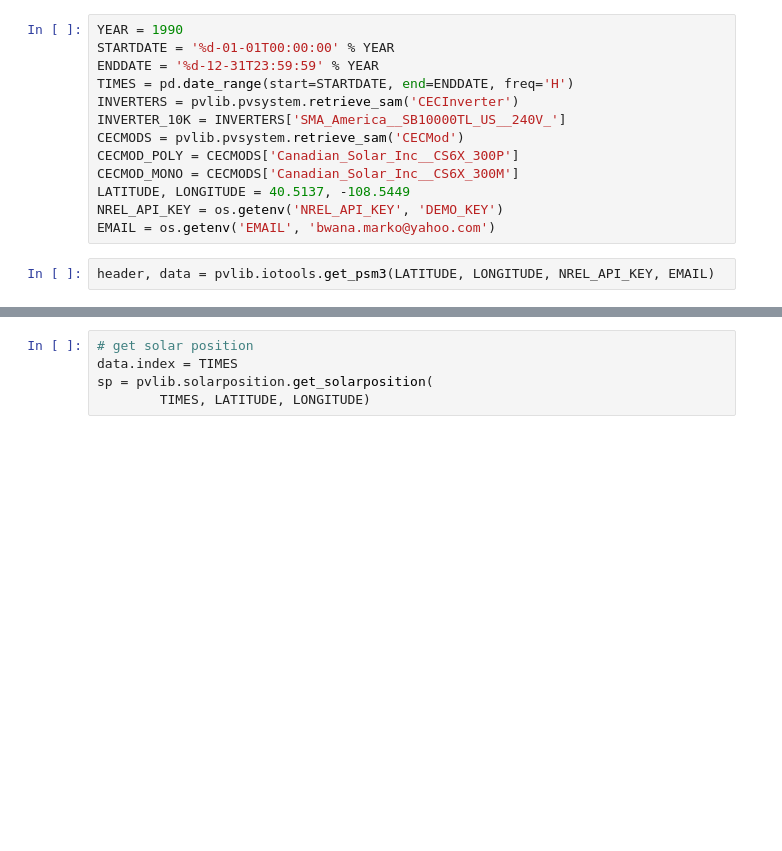
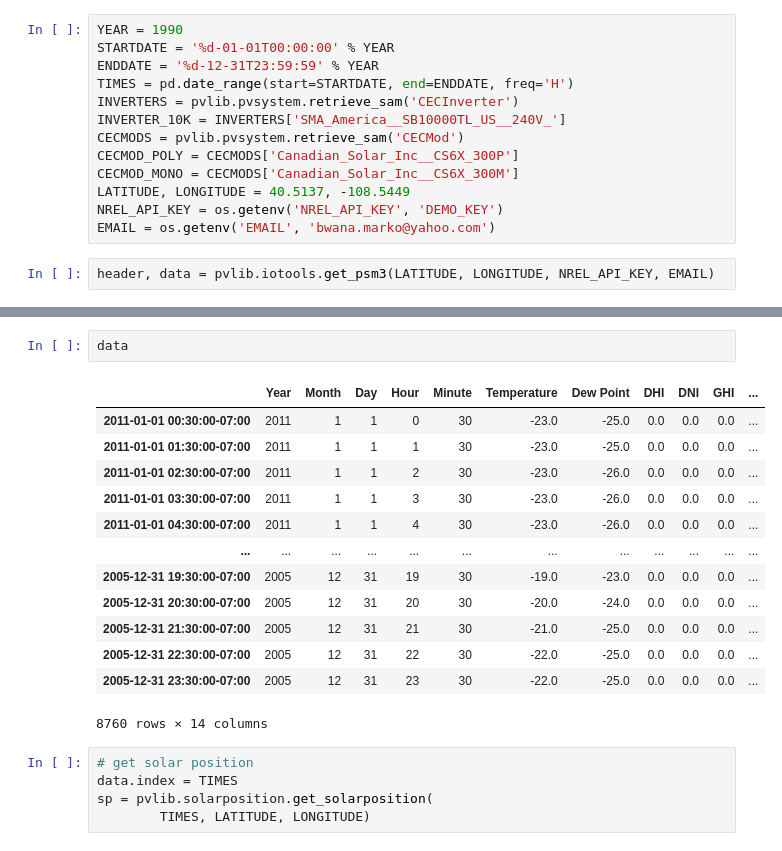
Before and after one commit to Vesino/pvlib_tesis, a Jupyter notebook: Using CEC modules example.ipynb, the cells around one changed output, grey strips where cells are left out. Saved outputs shown, nothing was run; the diff lists cells and outputs as text; blank space fills up the shorter version.

```diff
--- a/Using CEC modules example.ipynb
+++ b/Using CEC modules example.ipynb
@@ -20,3 +43,19 @@ header, data = pvlib.iotools.get_psm3(LATITUDE, LONGITUDE, NREL_API_KEY, EMAIL)
+# %%
+data
+# %% [output]
+|  | Year | Month | Day | Hour | Minute | Temperature | Dew Point | DHI | DNI | GHI | ... |
+| 2011-01-01 00:30:00-07:00 | 2011 | 1 | 1 | 0 | 30 | -23.0 | -25.0 | 0.0 | 0.0 | 0.0 | ... |
+| 2011-01-01 01:30:00-07:00 | 2011 | 1 | 1 | 1 | 30 | -23.0 | -25.0 | 0.0 | 0.0 | 0.0 | ... |
+| 2011-01-01 02:30:00-07:00 | 2011 | 1 | 1 | 2 | 30 | -23.0 | -26.0 | 0.0 | 0.0 | 0.0 | ... |
+| 2011-01-01 03:30:00-07:00 | 2011 | 1 | 1 | 3 | 30 | -23.0 | -26.0 | 0.0 | 0.0 | 0.0 | ... |
+| 2011-01-01 04:30:00-07:00 | 2011 | 1 | 1 | 4 | 30 | -23.0 | -26.0 | 0.0 | 0.0 | 0.0 | ... |
+| ... | ... | ... | ... | ... | ... | ... | ... | ... | ... | ... | ... |
+| 2005-12-31 19:30:00-07:00 | 2005 | 12 | 31 | 19 | 30 | -19.0 | -23.0 | 0.0 | 0.0 | 0.0 | ... |
+| 2005-12-31 20:30:00-07:00 | 2005 | 12 | 31 | 20 | 30 | -20.0 | -24.0 | 0.0 | 0.0 | 0.0 | ... |
+| 2005-12-31 21:30:00-07:00 | 2005 | 12 | 31 | 21 | 30 | -21.0 | -25.0 | 0.0 | 0.0 | 0.0 | ... |
+| 2005-12-31 22:30:00-07:00 | 2005 | 12 | 31 | 22 | 30 | -22.0 | -25.0 | 0.0 | 0.0 | 0.0 | ... |
+| 2005-12-31 23:30:00-07:00 | 2005 | 12 | 31 | 23 | 30 | -22.0 | -25.0 | 0.0 | 0.0 | 0.0 | ... |
+8760 rows × 14 columns
 # %%
 # get solar position
 data.index = TIMES
```
Also changed, not shown: parts of 1 cell of this notebook, 8 other files.
